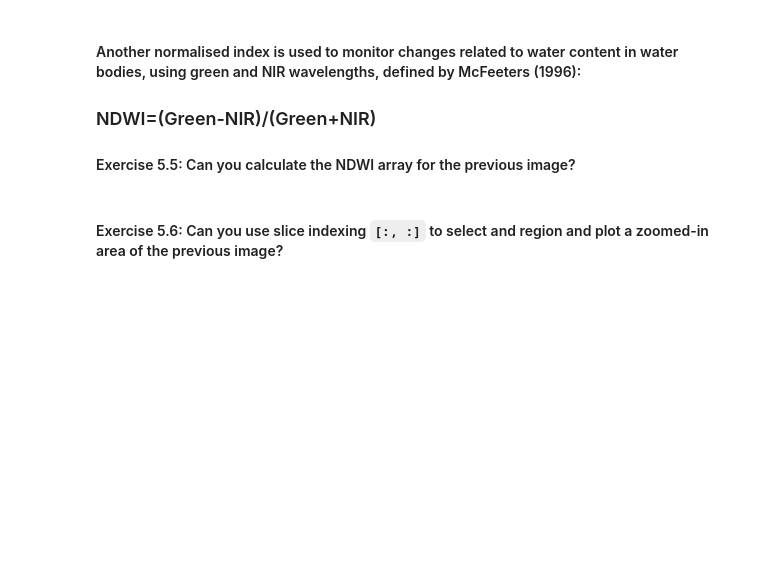
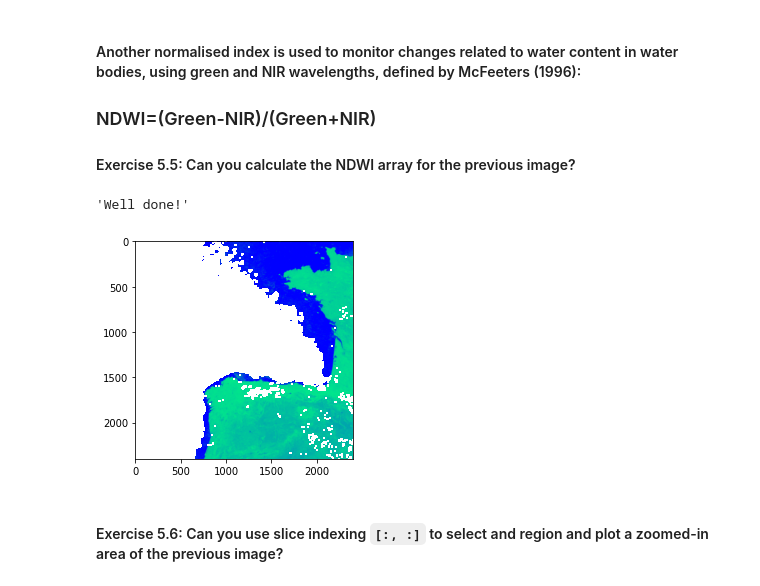
Before and after one commit to ANU-WALD/dea_course, a Jupyter notebook: dea_materials/day1/5-basic-satellite-image-analysis.ipynb, the cells around one changed output. Saved outputs shown, nothing was run; the diff lists cells and outputs as text; code cells hidden in the pictures; blank space fills up the shorter version.

```diff
--- a/dea_materials/day1/5-basic-satellite-image-analysis.ipynb
+++ b/dea_materials/day1/5-basic-satellite-image-analysis.ipynb
@@ -144,12 +205,15 @@ plt.imshow(ndvi_modis, vmin=.2, vmax=.8, cmap='summer_r')
 # %%
 # Modis spectral bands:
 # [red, near infra-red (nir), blue, green, short-wave infra-red (swir) 1, swir2, swir3]
 
-answ = ?
+answ = (refl_modis[:,:,3]-refl_modis[:,:,1]) / (refl_modis[:,:,3]+refl_modis[:,:,1])
 
 plt.imshow(answ, cmap='winter_r')
 
 check_answer("5.5", answ[-1,-1])
+# %% [output]
+'Well done!'
+[figure, added]
 # %% [markdown]
 #### Exercise 5.6: Can you use slice indexing `[:, :]` to select and region and plot a zoomed-in area of the previous image?
 # %%
```
Also changed, not shown: parts of 22 cells of this notebook, 7 other files.
